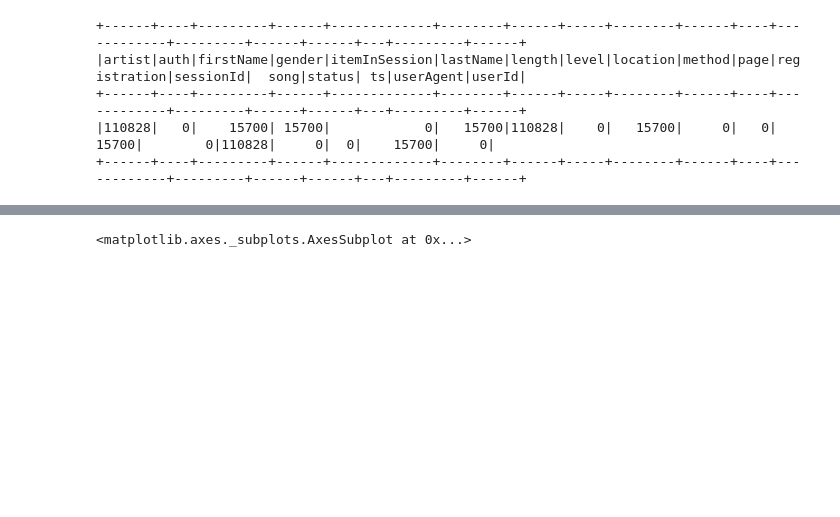
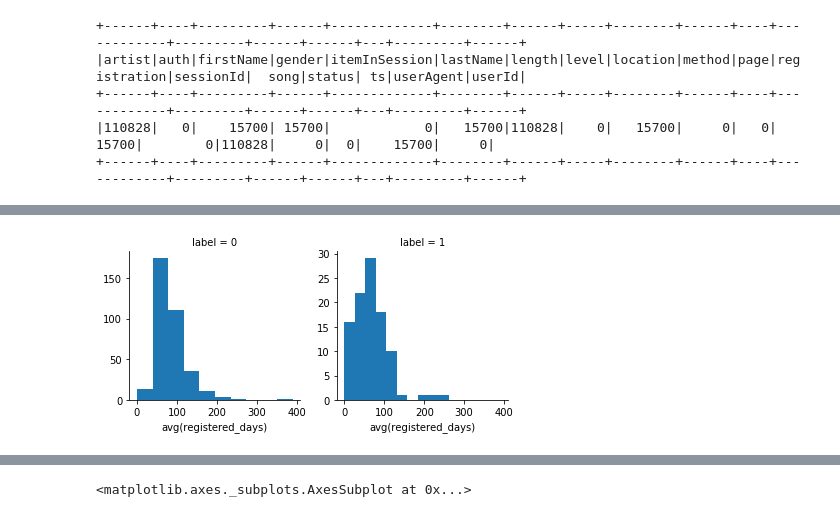
Before and after one commit to elifinspace/sparkify, a Jupyter notebook: Sparkify_exploration_visuals.ipynb, the cells around one changed output, grey strips where cells are left out. Saved outputs shown, nothing was run; the diff lists cells and outputs as text; code cells hidden in the pictures; blank space fills up the shorter version.

```diff
--- a/Sparkify_exploration_visuals.ipynb
+++ b/Sparkify_exploration_visuals.ipynb
@@ -145,0 +336,8 @@ df.agg(max('date'),min('date')).collect()
+# %%
+register_df = df.groupBy(['userId', 'label']).avg('registered_days').toPandas()
+
+# compare two groups of users
+g = sns.FacetGrid(register_df, col="label", sharey=False)
+g.map(plt.hist, "avg(registered_days)");
+# %% [output]
+[figure, added]
```
Also changed, not shown: parts of 44 cells of this notebook, 4 other files.
